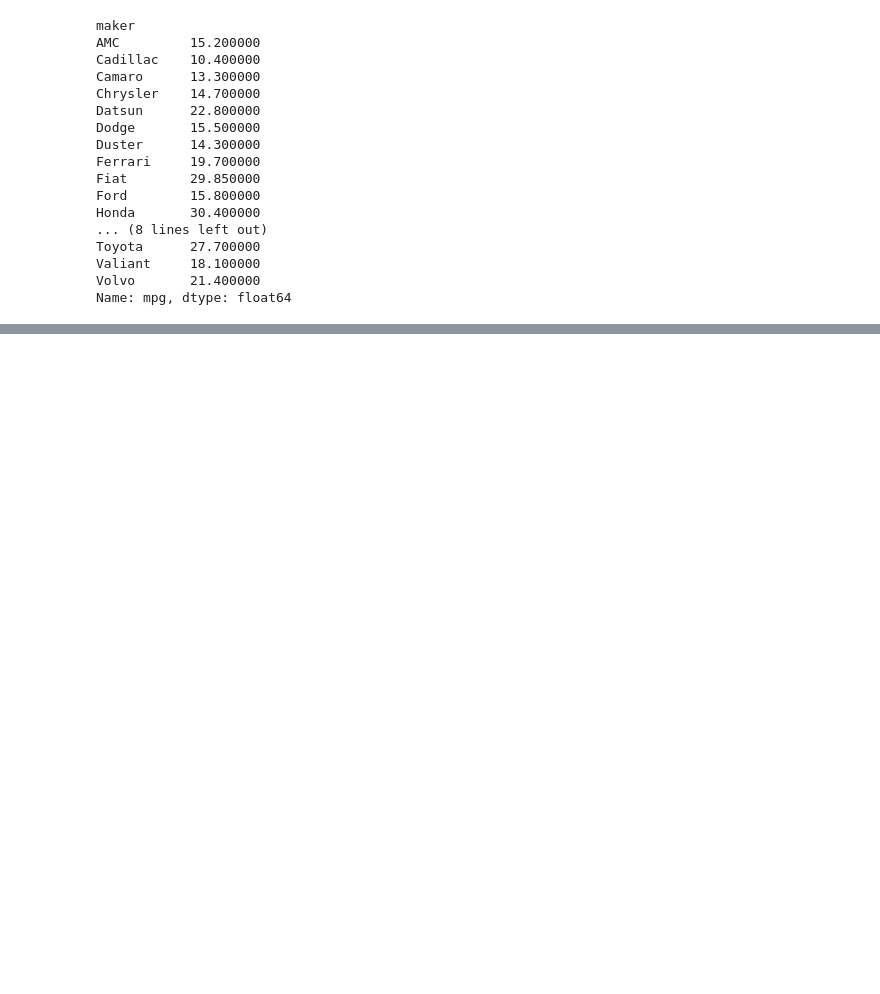
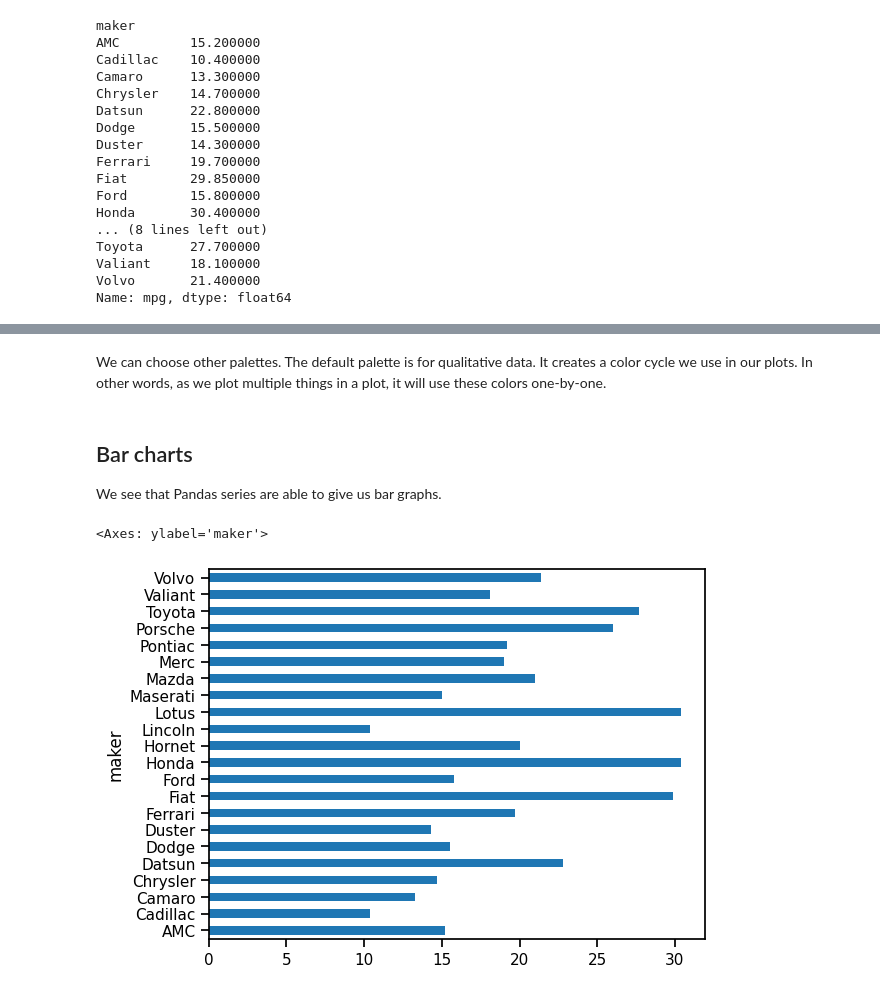
Before and after one commit to crdcamp/lin-reg-application, a Jupyter notebook: references/1_exploratory_data_analysis.ipynb, the cells around one changed output, grey strips where cells are left out. Drawn from its saved outputs; the diff is of its cells as text; code cells hidden in the pictures; blank space fills up the shorter version.

```diff
--- a/references/1_exploratory_data_analysis.ipynb
+++ b/references/1_exploratory_data_analysis.ipynb
@@ -128,0 +150,11 @@ The basic workflow is as follows:
+# %% [markdown]
+We can choose other palettes. The default palette is for qualitative data. It creates a color cycle we use in our plots. In other words, as we plot multiple things in a plot, it will use these colors one-by-one.
+# %% [markdown]
+## Bar charts
+
+We see that Pandas series are able to give us bar graphs.
+# %%
+av_mpg.plot(kind='barh')
+# %% [output]
+<Axes: ylabel='maker'>
+[figure, added]
```
Also changed, not shown: parts of 5 cells of this notebook.
